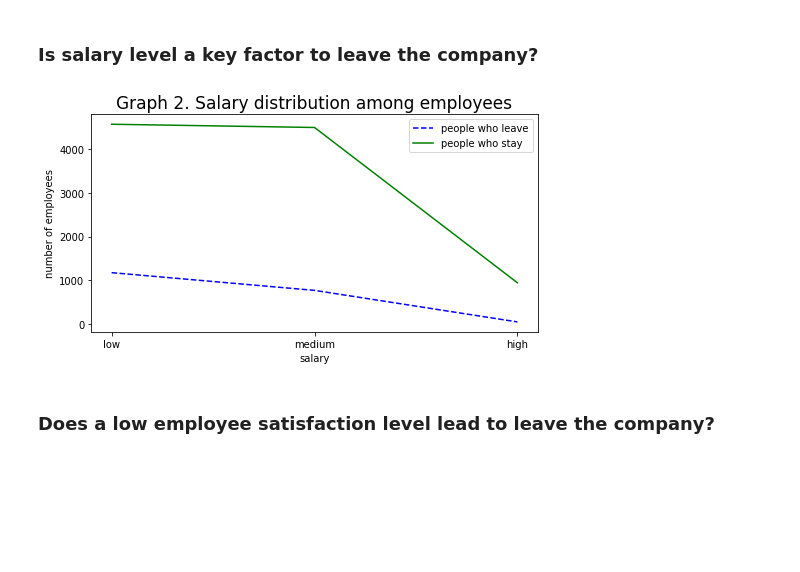
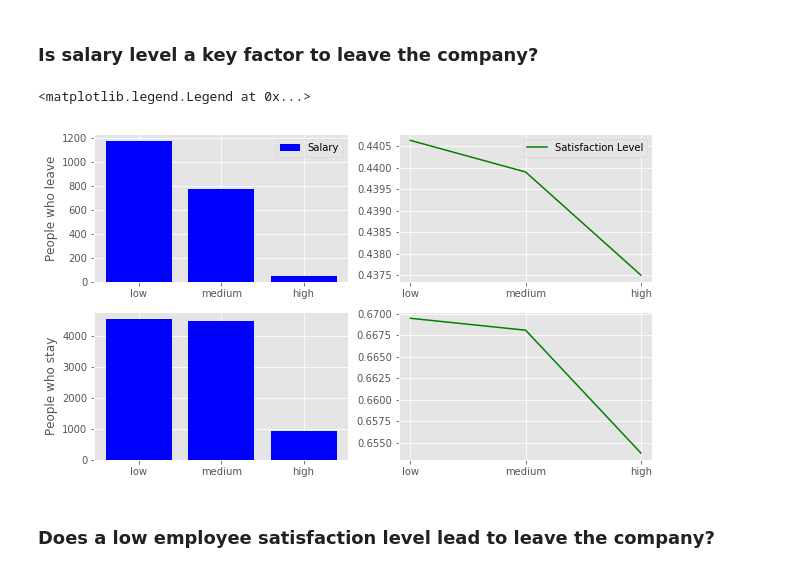
Before and after one commit to MariaGamero/TFM-ReasonsforEmployeeTurnover, a Jupyter notebook: Employee_retention.ipynb, the cells around one changed output. Saved outputs shown, nothing was run; the diff lists cells and outputs as text; code cells hidden in the pictures; blank space fills up the shorter version.

```diff
--- a/Employee_retention.ipynb
+++ b/Employee_retention.ipynb
@@ -189,18 +190,26 @@ plt.show()
 X=hr_no_dupl['salary'].unique()
 Y1=people_who_leave.groupby(['salary'])['left'].count().reset_index().sort_values('left', ascending=False ).left.values
 Y2=people_who_stay.groupby(['salary'])['left'].count().reset_index().sort_values('left', ascending=False ).left.values
-
-
-plt.figure(figsize=(8,4))
-plt.plot(X,Y1,'b--')
-plt.plot(X,Y2,c='green')
-plt.title("Graph 2. Salary distribution among employees",fontsize = 17)
-plt.xlabel(r"salary")
-plt.ylabel(r"number of employees")
-plt.legend(['people who leave','people who stay'])
-plt.show()
+Y3=people_who_leave.groupby(['salary'])['satisfaction_level'].mean().reset_index().sort_values('satisfaction_level', ascending=False).satisfaction_level.values
+Y4=people_who_stay.groupby(['salary'])['satisfaction_level'].mean().reset_index().sort_values('satisfaction_level', ascending=False).satisfaction_level.values
-# %% [output]
-[figure, removed]
+# %%
+figure, axs = plt.subplots(2,2)
+
+axs[0,0].bar(X, Y1,color='blue')
+axs[0,1].plot(X, Y3,color='green')
+axs[1,0].bar(X, Y2,color='blue')
+axs[1,1].plot(X, Y4,color='green')
+
+axs[0,0].set_ylabel('People who leave')
+axs[1,0].set_ylabel('People who stay')
+
+
+figure.set_size_inches(10,6)
+axs[0,0].legend(['Salary'])
+axs[0,1].legend(['Satisfaction Level'])
+# %% [output]
+<matplotlib.legend.Legend at 0x...>
+[figure, added]
 # %% [markdown]
 ### Does a low employee satisfaction level lead to leave the company?
 # %%
```
Also changed, not shown: parts of 2 cells of this notebook.
